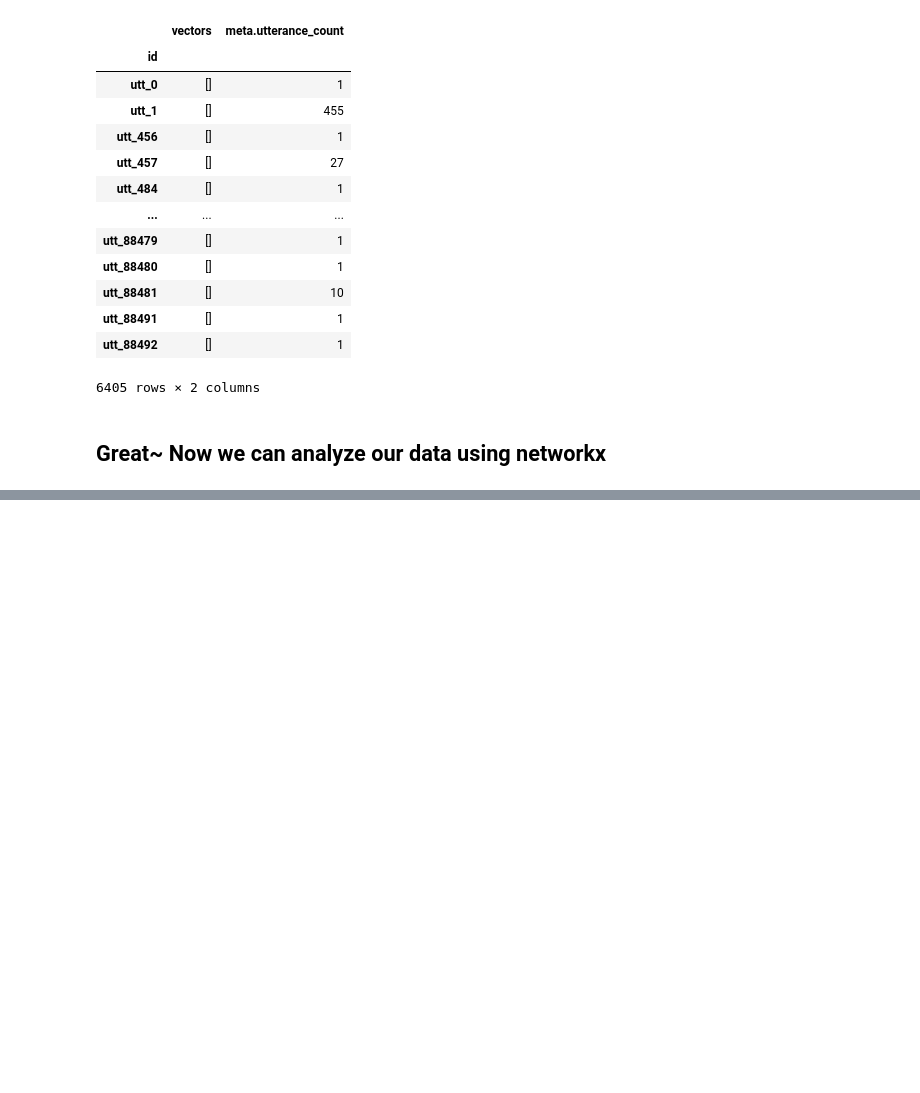
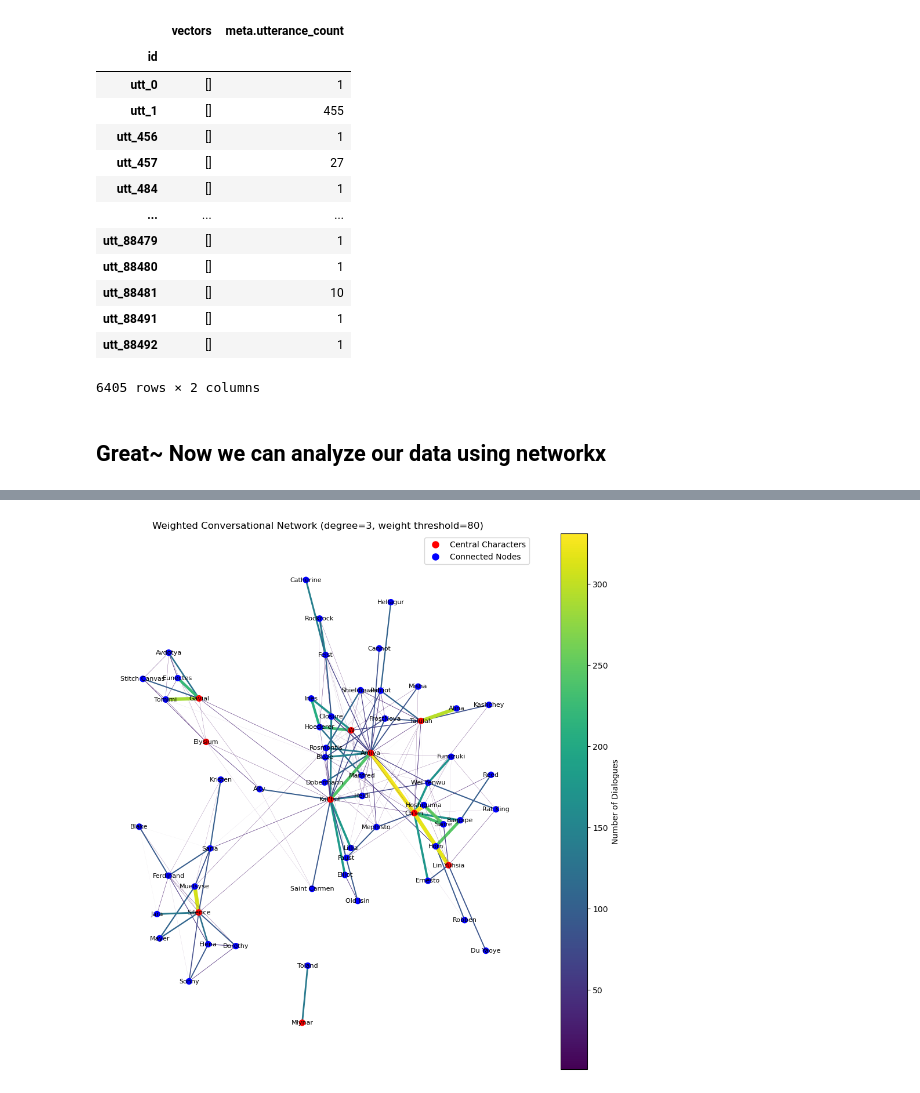
Before and after one commit to Marugannwg/Game-Narrative-Space-Medley, a Jupyter notebook: corpus_creation.ipynb, the cells around one changed output, grey strips where cells are left out. Drawn from its saved outputs; the diff is of its cells as text; code cells hidden in the pictures; blank space fills up the shorter version.

```diff
--- a/corpus_creation.ipynb
+++ b/corpus_creation.ipynb
@@ -389,0 +483,83 @@ plt.show()
+# %%
+from collections import deque
+
+# List of central node IDs you're specifically interested in
+central_nodes = interested_characters  # Fill this with your central node IDs
+
+# Set the maximum connection degree (number of stages)
+max_degree = 3 #1
+
+# Define the weight threshold
+weight_threshold = 80  # 45
+
+# Create a set to hold nodes of interest (central + nodes within max_degree stages that exceed the weight threshold)
+nodes_of_interest = set()
+
+# Manually implement BFS to consider edge weights
+for central_node in central_nodes:
+    if central_node in weighted_graph:
+        visited = set([central_node])  # Set to keep track of visited nodes
+        queue = deque([(central_node, 0)])  # Initialize queue with central node and depth 0
+
+        while queue:
+            current_node, depth = queue.popleft()  # Dequeue a node and its associated depth
+            nodes_of_interest.add(current_node)  # Add current node to the set of nodes of interest
+
+            if depth < max_degree:  # Check if maximum depth is reached
+                for neighbor in weighted_graph.neighbors(current_node):
+                    edge_weight = weighted_graph[current_node][neighbor].get('weight', 0)
+                    if neighbor not in visited and edge_weight > weight_threshold:
+                        visited.add(neighbor)  # Mark this node as visited
+                        queue.append((neighbor, depth + 1))  # Enqueue neighbor with incremented depth
+
+# Create a subgraph with the nodes of interest
+subgraph = weighted_graph.subgraph(nodes_of_interest)
+
+# Create a subgraph with the nodes of interest
+subgraph = weighted_graph.subgraph(nodes_of_interest)
+# Define a colormap
+cmap = plt.cm.viridis
+
+# Extract weights and normalize them for the subgraph
+subgraph_weights = [data['weight'] for _, _, data in subgraph.edges(data=True)]
+max_weight = max(subgraph_weights) if subgraph_weights else 1
+min_weight = min(subgraph_weights) if subgraph_weights else 0
+norm_weights = [(w - min_weight) / (max_weight - min_weight) if max_weight > min_weight else 0 for w in subgraph_weights]
+
+# Generate edge colors based on weights for the subgraph
+edge_colors = [cmap(norm_weight) for norm_weight in norm_weights]
+
+fig, ax = plt.subplots(figsize=(12, 12))
+pos = nx.spring_layout(subgraph, k=0.6, iterations=20)
+
+# Draw nodes, highlighting central nodes in red and others in blue
+node_colors = ['red' if node in central_nodes else 'blue' for node in subgraph.nodes()]
+nx.draw_networkx_nodes(subgraph, pos, node_color=node_colors, node_size=50, ax=ax)
+
+# Draw edges with colors and varied width for the subgraph
+edges = nx.draw_networkx_edges(
+    subgraph,
+    pos,
+    edge_color=edge_colors,
+    width=[w * 5 for w in norm_weights],  # Adjust the multiplier as needed
+    ax=ax
+)
+
+nx.draw_networkx_labels(subgraph, pos, font_size=8, ax=ax)
+
+# Add a legend for the node colors
+red_patch = plt.Line2D([0], [0], marker='o', color='w', markerfacecolor='red', markersize=10, label='Central Characters')
+blue_patch = plt.Line2D([0], [0], marker='o', color='w', markerfacecolor='blue', markersize=10, label='Connected Nodes')
+plt.legend(handles=[red_patch, blue_patch])
+
+# Setup the colorbar for edge weights
+sm = plt.cm.ScalarMappable(cmap=cmap, norm=plt.Normalize(vmin=min_weight, vmax=max_weight))
+sm.set_array([])
+cbar = plt.colorbar(sm, ax=ax)
+cbar.set_label('Number of Dialogues')
+
+plt.title(f'Weighted Conversational Network (degree={max_degree}, weight threshold={weight_threshold})')
+plt.axis('off')
+plt.show()
+# %% [output]
+[figure, added]
```
Also changed, not shown: parts of 18 cells of this notebook, 5 other files.
